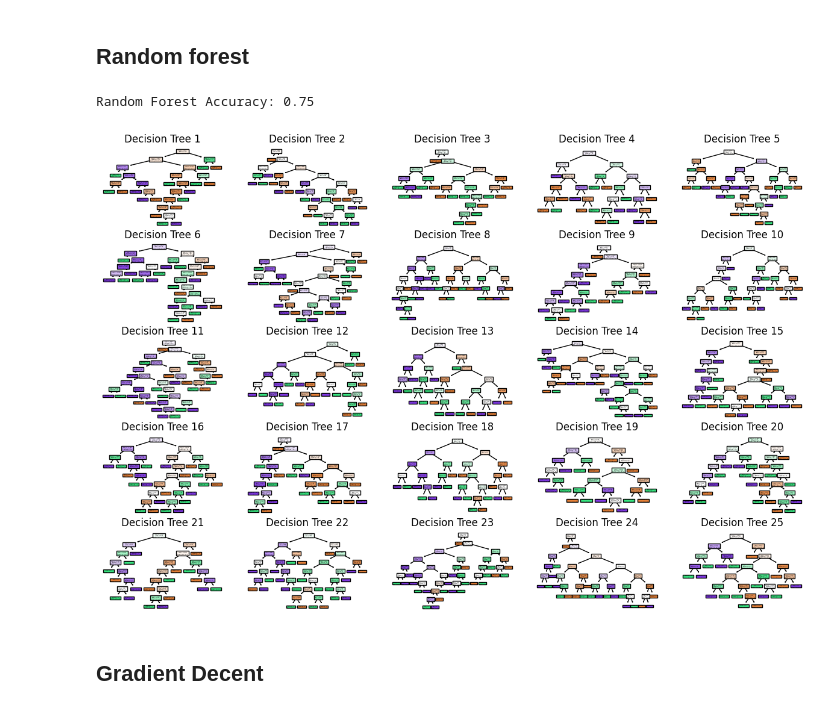
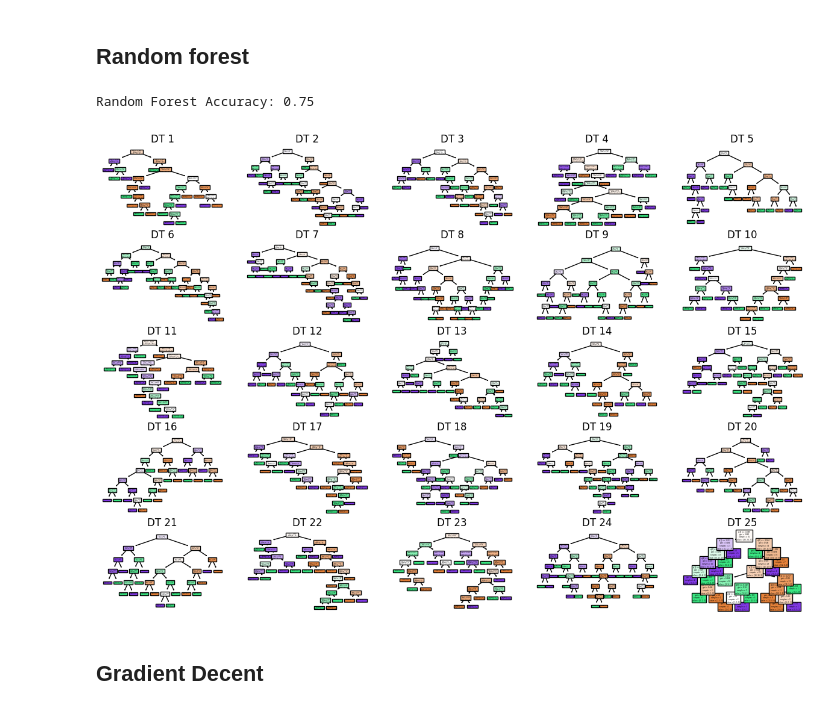
Before and after one commit to rishabh-mondal/blog, a Jupyter notebook: bagging.ipynb, the cells around one changed output. Cells and saved outputs as stored; diff of their text form; code cells hidden in the pictures.

```diff
--- a/bagging.ipynb
+++ b/bagging.ipynb
@@ -231,23 +211,22 @@ plt.show()
 ** unable to plot decision surface for more than two features** : please give reference
 # %% [markdown]
 ## Random forest
-# %%
-rf = RandomForestClassifier(n_estimators=25, random_state=42)
-rf.fit(X_train, y_train)
-y_pred = rf.predict(X_test)
-accuracy = accuracy_score(y_test, y_pred)
-print("Random Forest Accuracy:", accuracy)
-# %% [output]
-Random Forest Accuracy: 0.75
+# %%
+rf_acc,rf1 = random_forest(X_train, X_test, y_train, y_test, n_estimators=25)
+# %% [output]
+Random Forest Accuracy: 0.75
 # %%
-plt.figure(figsize=(15, 10))
-for i, tree in enumerate(rf.estimators_):
-    plt.subplot(5, 5, i + 1)
-    plot_tree(tree, filled=True)
-    plt.title('Decision Tree {}'.format(i + 1))
-plt.show()
+def plot_decision_trees(rf1):
+    plt.figure(figsize=(15, 10))
+    for i, tree in enumerate(rf1.estimators_):
+        plt.subplot(5, 5, i + 1)
+        plot_tree(tree, filled=True)
+        plt.title('DT {}'.format(i + 1))
+    plt.show()
-# %% [output]
-[figure, removed]
+# %%
+plot_decision_trees(rf1)
+# %% [output]
+[figure, added]
 # %% [markdown]
 ## Gradient Decent
 # %%
```
Also changed, not shown: parts of 16 cells of this notebook.
